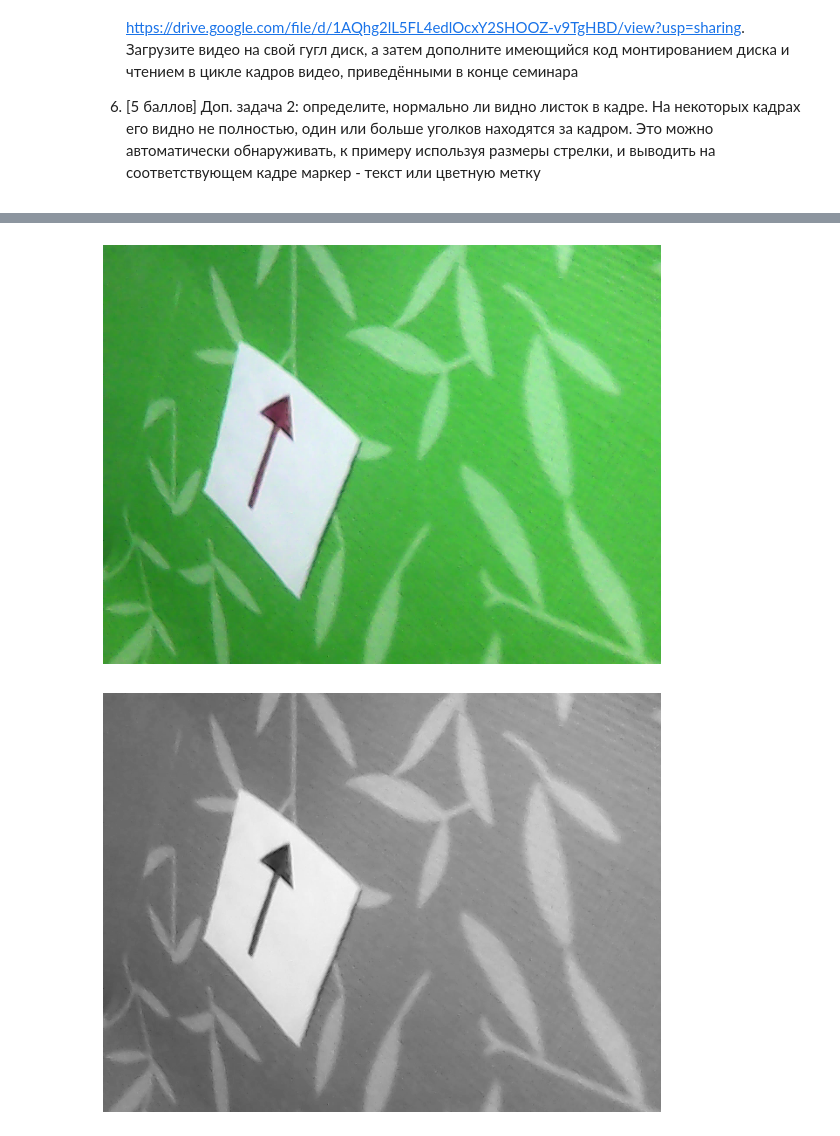
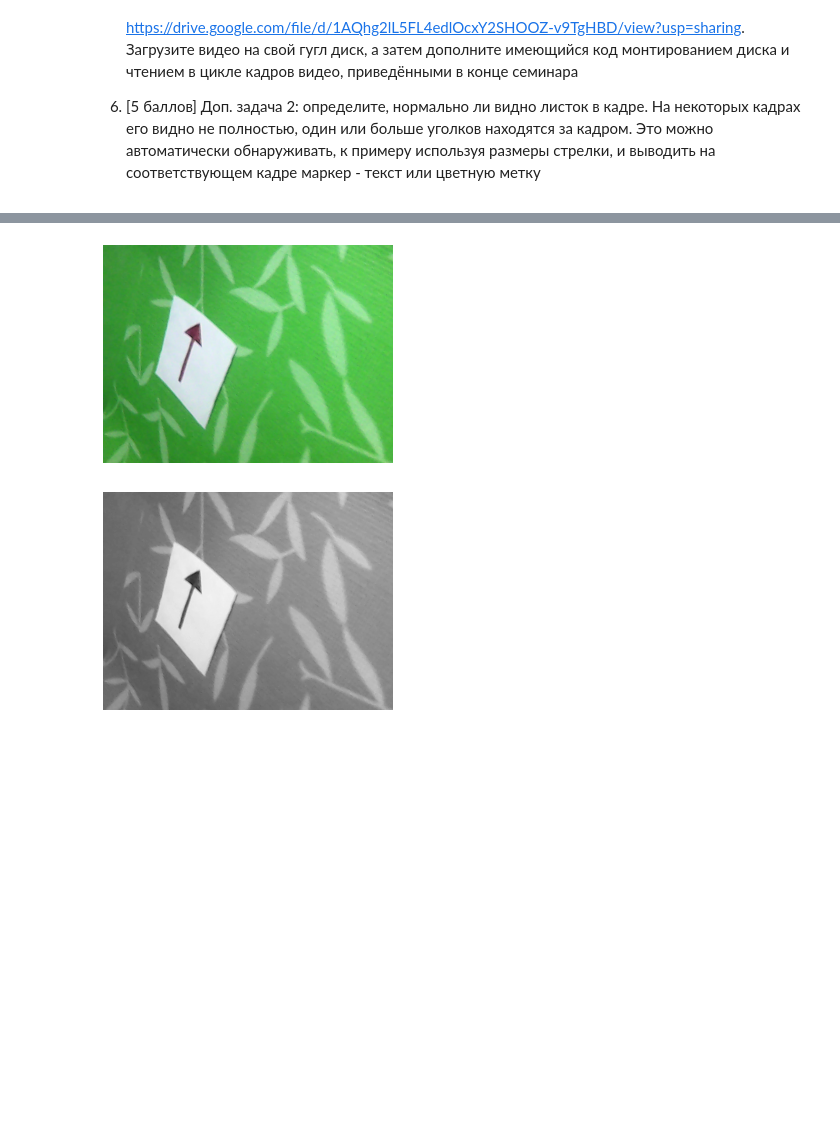
Before and after one commit to PtrShi/cvr_course, a Jupyter notebook: notebooks/cv_hw3.ipynb, the cells around one changed output, grey strips where cells are left out. Cells and saved outputs as stored; diff of their text form; code cells hidden in the pictures; blank space fills up the shorter version.

```diff
--- a/notebooks/cv_hw3.ipynb
+++ b/notebooks/cv_hw3.ipynb
@@ -29,28 +29,28 @@ Resolving deltas: 100% (75/75), done.
 # %%
 import numpy as np
 import cv2
 import time
 import os
 import math
 import sys
 from matplotlib import pyplot as plt
-plt.rcParams["figure.figsize"] = (10,10)
+#plt.rcParams["figure.figsize"] = (10,10)
 imgdir = 'cvr_course/data/imgs/arrow/'
 filename = 'vlcsnap-2020-10-21-18h01m22s212.png'
 #filename = 'vlcsnap-2020-10-21-18h01m51s638.png'
 img_orig = cv2.imread (imgdir + filename, cv2.IMREAD_COLOR)
 if img_orig is None:
   assert False, 'no such a file'
 plt.imshow (img_orig)
 plt.axis ('off')
 plt.show ()
 img_bw = cv2.cvtColor (img_orig, cv2.COLOR_BGR2GRAY)
 plt.imshow (img_bw, cmap = 'gray')
 plt.axis ('off')
 plt.show ()
 # %% [output]
-[figure, old version]
+[figure, new version]
-[figure, old version]
+[figure, new version]
 # %%
 # Mask
 low_th  = (210) #, 200, 200)  # Надо менять в зависимости от картинки
```
Also changed, not shown: parts of 7 cells of this notebook.
